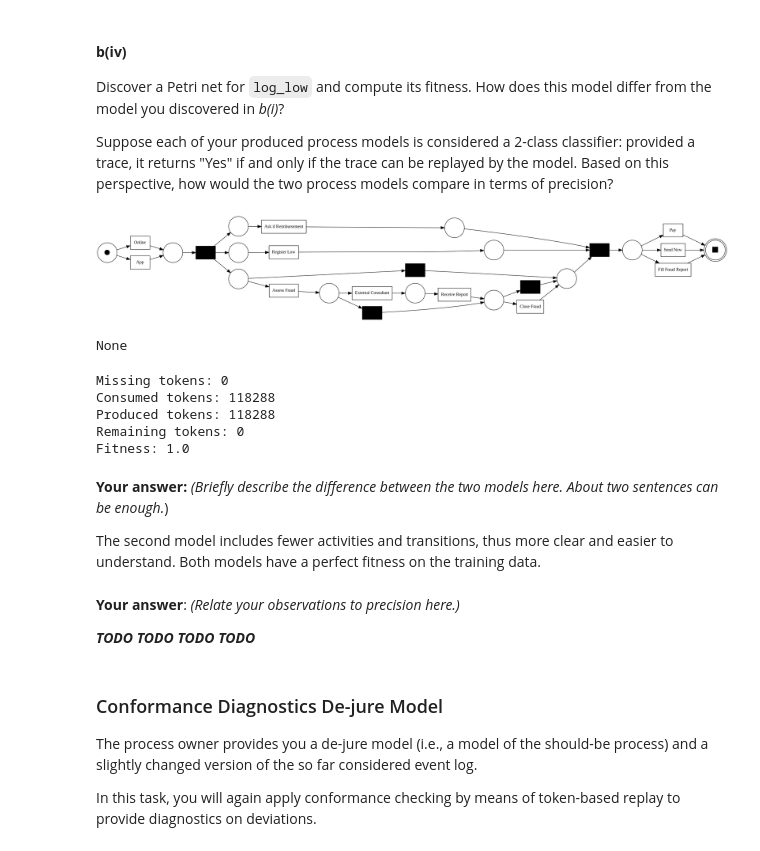
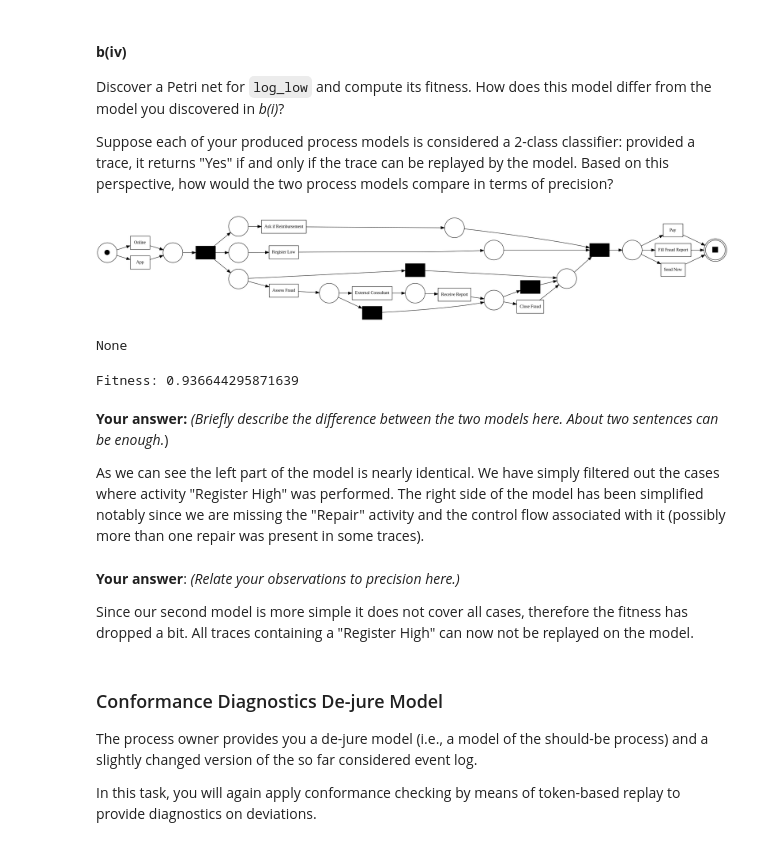
Before and after one commit to CodingTil/2022_23---Introduction-to-Data-Science---Exercises, a Jupyter notebook: assignment_2/assignment2.ipynb, the cells around one changed output. Cells and saved outputs as stored; diff of their text form; code cells hidden in the pictures.

```diff
--- a/assignment_2/assignment2.ipynb
+++ b/assignment_2/assignment2.ipynb
@@ -1283,19 +1279,7 @@ Compute the fitness of the discovered Petri net using token-based replay.
 *Hint: PM4Py can directly (using the top-level API) compute the number of missing, remaining, consumed, and produced tokens. Based on these, you can, for example, compute the token-based replay fitness.*
 # %%
 # your code
-token_replay_result =  pm4py.conformance_diagnostics_token_based_replay(reimburse_log, net, im, fm)
-
-# count all missing tokens
-m = 0
-c = 0
-p = 0
-r = 0
-for case in token_replay_result:
-    r += case['remaining_tokens']
-    p += case['produced_tokens']
-    c += case['consumed_tokens']
-    m += case['missing_tokens']
-fitness = 0.5 * (1 - m / c) + 0.5 * (1 - r / p)
+fitness = pm4py.fitness_token_based_replay(reimburse_log, net, im, fm)['log_fitness']
 print(f"Fitness: {fitness}")
 # %% [output]
 Fitness: 1.0
@@ -1317,43 +1301,25 @@ Suppose each of your produced process models is considered a 2-class classifier:
 # %%
 # your code
 # discover a petri net using inductive miner
 net_low, im_low, fm_low = pm4py.discover_petri_net_inductive(log_low)
 # visualize the petri net
 display(pm4py.view_petri_net(net_low, im_low, fm_low, format="png"))
 
 # compute fitness
-token_replay_result =  pm4py.conformance_diagnostics_token_based_replay(reimburse_log, net, im, fm)
-# count all missing tokens
-m = 0
-c = 0
-p = 0
-r = 0
-for case in token_replay_result:
-    r += case['remaining_tokens']
-    p += case['produced_tokens']
-    c += case['consumed_tokens']
-    m += case['missing_tokens']
-fitness = 0.5 * (1 - m / c) + 0.5 * (1 - r / p)
+fitness = pm4py.fitness_token_based_replay(reimburse_log, net_low, im_low, fm_low)['log_fitness']
 print(f"Fitness: {fitness}")
 # %% [output]
-[figure, old version]
+[figure, new version]
 None
-Missing tokens: 0
-Consumed tokens: 118288
-Produced tokens: 118288
-Remaining tokens: 0
-Fitness: 1.0
+Fitness: 0.936644295871639
 # %% [markdown]
 **Your answer:** *(Briefly describe the difference between the two models here. About two sentences can be enough.*)
 
-The second model includes fewer activities and transitions, thus more clear and easier to understand. Both models have a perfect fitness on the training data.
+As we can see the left part of the model is nearly identical. We have simply filtered out the cases where activity "Register High" was performed. The right side of the model has been simplified notably since we are missing the "Repair" activity and the control flow associated with it (possibly more than one repair was present in some traces).
 # %% [markdown]
 **Your answer**: *(Relate your observations to precision here.)*
 
-_**TODO**_
-_**TODO**_
-_**TODO**_
-_**TODO**_
+Since our second model is more simple it does not cover all cases, therefore the fitness has dropped a bit. All traces containing a "Register High" can now not be replayed on the model.
 # %% [markdown]
 ### Conformance Diagnostics De-jure Model
 The process owner provides you a de-jure model (i.e., a model of the should-be process) and a slightly changed version of the so far considered event log.
```
Also changed, not shown: parts of 31 cells of this notebook, 2 other files.
